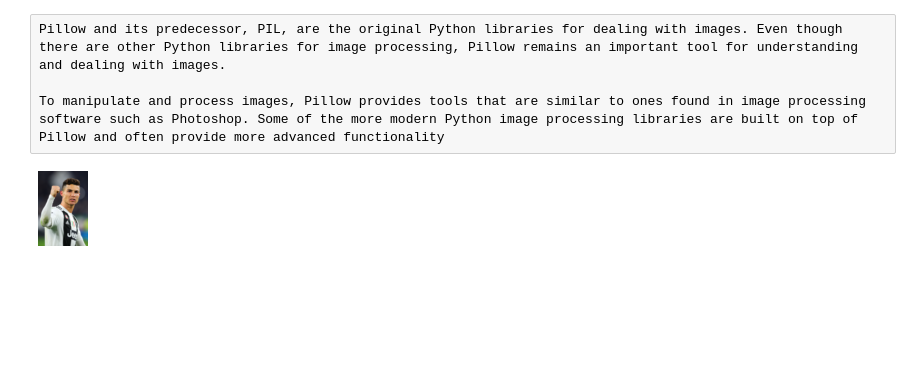
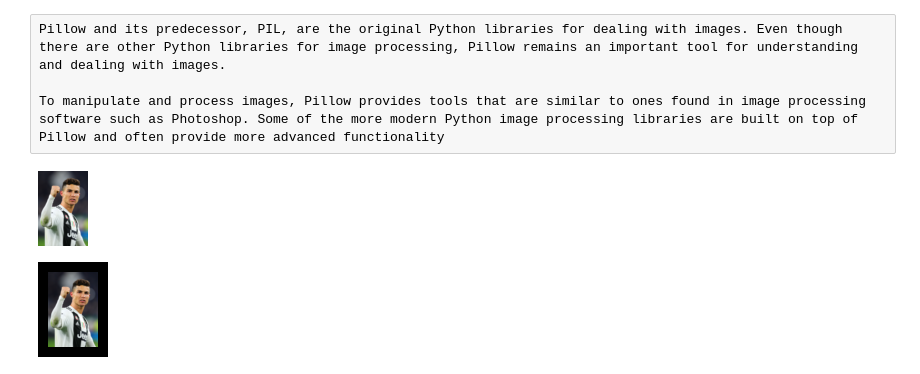
Before and after one commit to sobhonium/DeepLearning_practice, a Jupyter notebook: notebooks/transforms/torchvision_transforms2.ipynb, the cells around one changed output. Cells and saved outputs as stored; diff of their text form; code cells hidden in the pictures; blank space fills up the shorter version.

```diff
--- a/notebooks/transforms/torchvision_transforms2.ipynb
+++ b/notebooks/transforms/torchvision_transforms2.ipynb
@@ -50,6 +50,13 @@ img = F.to_pil_image(img)
 # %%
 
 import torchvision.transforms.functional as F
-F.to_pil_image(transf(img))
+resized_img = F.to_pil_image(transf(img))
-# %% [output]
-[figure, removed]
+# %%
+resized_img
+# %% [output]
+[figure, added]
+# %%
+trans_pad = torchvision.transforms.Pad(10)
+trans_pad(resized_img)
+# %% [output]
+[figure, added]
```
Also changed, not shown: parts of 2 cells of this notebook, 9 other files.
